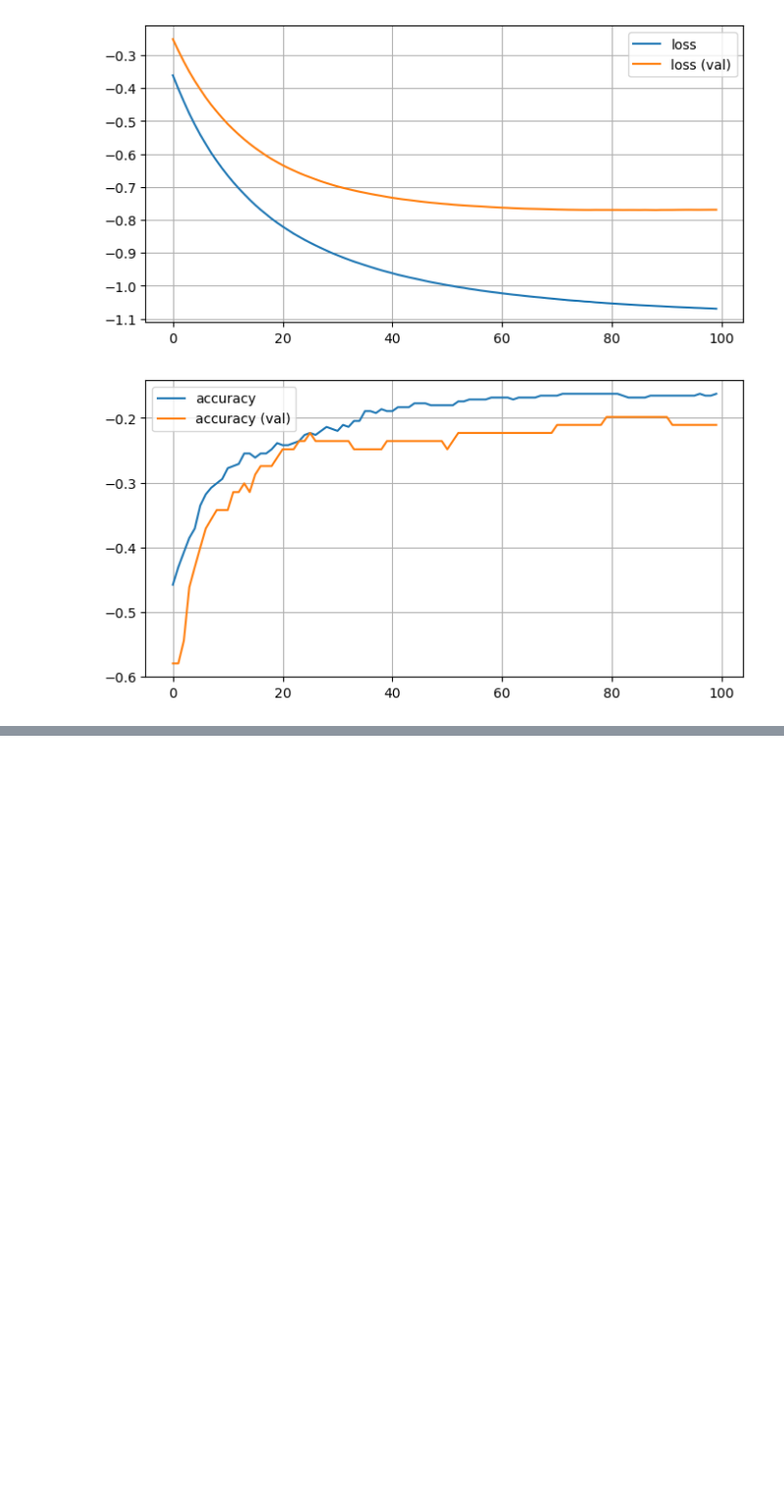
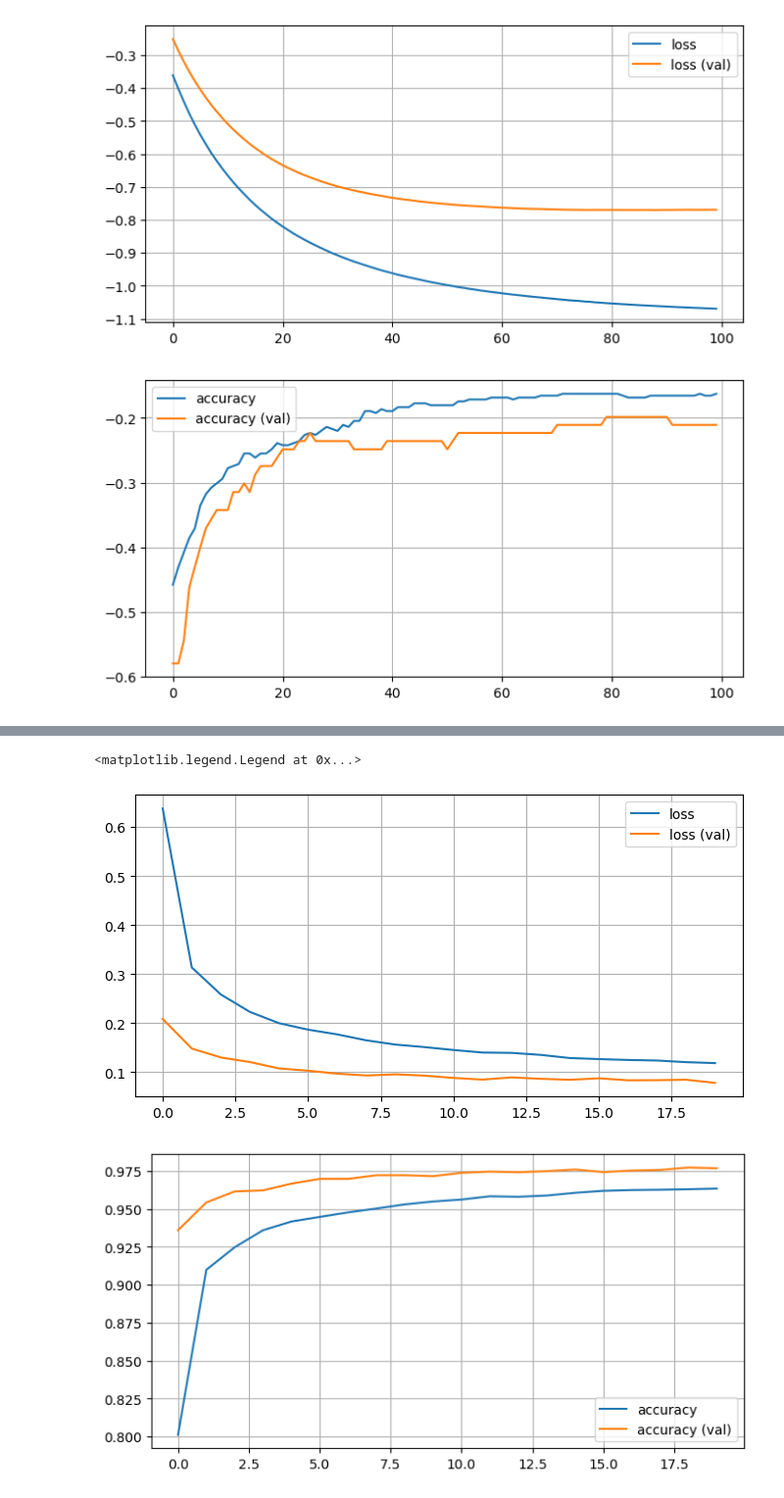
Before and after one commit to DeVerMyst/DEVIA2023, a Jupyter notebook: K_KERAS/livecoding.ipynb, the cells around one changed output, grey strips where cells are left out. Shown at 98% size. Saved outputs shown, nothing was run; the diff lists cells and outputs as text; code cells hidden in the pictures; blank space fills up the shorter version.

```diff
--- a/K_KERAS/livecoding.ipynb
+++ b/K_KERAS/livecoding.ipynb
@@ -187,0 +229,23 @@ plt.legend()
+# %%
+from tensorflow.keras.layers import Flatten, Dropout
+model = Sequential()
+
+# input
+model.add(Flatten(input_shape=(28,28)))
+
+# hidden
+model.add(Dense(units=128, activation="relu"))
+model.add(Dropout(1/2))
+model.add(Dense(units=128, activation="relu"))
+model.add(Dropout(1/2))
+# output
+model.add(Dense(units=10, activation="softmax"))
+
+# compile
+model.compile(optimizer="adam", loss="sparse_categorical_crossentropy", metrics="accuracy")
+
+# fit
+hist = model.fit(x_train, y_train, validation_data=(x_test,y_test), batch_size=128, epochs=20)
+
+# prediction
+y_mnist = model.predict(x_test)
@@ -187,0 +327,16 @@ plt.legend()
+# %%
+plt.figure(figsize=(8,4))
+plt.plot((hist.history["loss"]),label="loss")
+plt.plot((hist.history["val_loss"]),label="loss (val)")
+plt.grid()
+plt.legend()
+
+plt.figure(figsize=(8,4))
+plt.plot((hist.history["accuracy"]),label="accuracy")
+plt.plot((hist.history["val_accuracy"]),label="accuracy (val)")
+plt.grid()
+plt.legend()
+# %% [output]
+<matplotlib.legend.Legend at 0x...>
+[figure, added]
+[figure, added]
```
Also changed, not shown: parts of 15 cells of this notebook.
